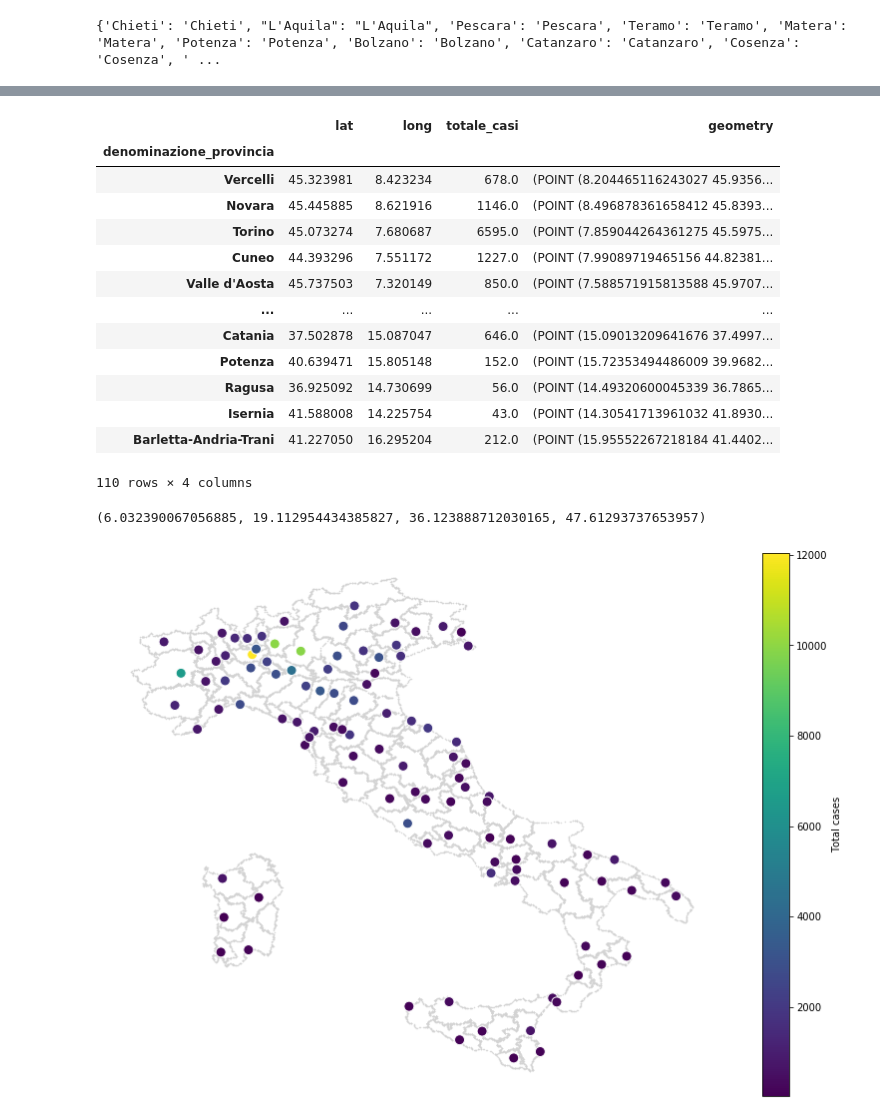
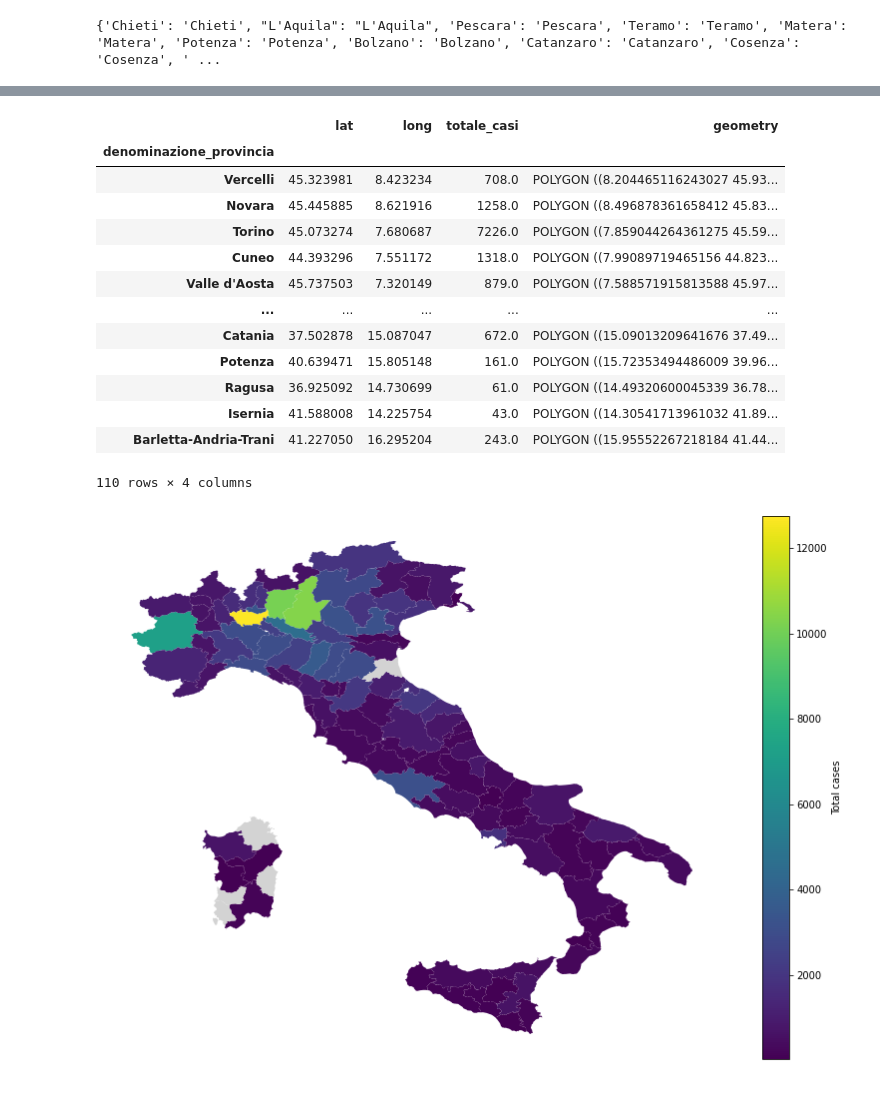
Before and after one commit to aribasadme/COVID19, a Jupyter notebook: covid19_italia.ipynb, the cells around one changed output, grey strips where cells are left out. Drawn from its saved outputs; the diff is of its cells as text; code cells hidden in the pictures; blank space fills up the shorter version.

```diff
--- a/covid19_italia.ipynb
+++ b/covid19_italia.ipynb
@@ -442,7 +496,7 @@ def toPoint(list):
 polygons = []
 for i in np.arange(len(g_provinces)):
     points = [toPoint(g) for g in g_provinces[i][0][0]]
-    polygons.append(MultiPoint(points))
+    polygons.append(Polygon(points))
 
 d = {'denominazione_provincia':province_names, 'geometry': polygons}
 df_mappa = pd.DataFrame(data=d)
@@ -490,28 +544,33 @@ df_reindexed_map
 # %% [output]
 |  | lat | long | totale_casi | geometry |
 | denominazione_provincia |  |  |  |  |
-| Vercelli | 45.323981 | 8.423234 | 678.0 | (POINT (8.204465116243027 45.9356... |
-| Novara | 45.445885 | 8.621916 | 1146.0 | (POINT (8.496878361658412 45.8393... |
-| Torino | 45.073274 | 7.680687 | 6595.0 | (POINT (7.859044264361275 45.5975... |
-| Cuneo | 44.393296 | 7.551172 | 1227.0 | (POINT (7.99089719465156 44.82381... |
-| Valle d'Aosta | 45.737503 | 7.320149 | 850.0 | (POINT (7.588571915813588 45.9707... |
+| Vercelli | 45.323981 | 8.423234 | 708.0 | POLYGON ((8.204465116243027 45.93... |
+| Novara | 45.445885 | 8.621916 | 1258.0 | POLYGON ((8.496878361658412 45.83... |
+| Torino | 45.073274 | 7.680687 | 7226.0 | POLYGON ((7.859044264361275 45.59... |
+| Cuneo | 44.393296 | 7.551172 | 1318.0 | POLYGON ((7.99089719465156 44.823... |
+| Valle d'Aosta | 45.737503 | 7.320149 | 879.0 | POLYGON ((7.588571915813588 45.97... |
 | ... | ... | ... | ... | ... |
-| Catania | 37.502878 | 15.087047 | 646.0 | (POINT (15.09013209641676 37.4997... |
-| Potenza | 40.639471 | 15.805148 | 152.0 | (POINT (15.72353494486009 39.9682... |
-| Ragusa | 36.925092 | 14.730699 | 56.0 | (POINT (14.49320600045339 36.7865... |
-| Isernia | 41.588008 | 14.225754 | 43.0 | (POINT (14.30541713961032 41.8930... |
-| Barletta-Andria-Trani | 41.227050 | 16.295204 | 212.0 | (POINT (15.95552267218184 41.4402... |
+| Catania | 37.502878 | 15.087047 | 672.0 | POLYGON ((15.09013209641676 37.49... |
+| Potenza | 40.639471 | 15.805148 | 161.0 | POLYGON ((15.72353494486009 39.96... |
+| Ragusa | 36.925092 | 14.730699 | 61.0 | POLYGON ((14.49320600045339 36.78... |
+| Isernia | 41.588008 | 14.225754 | 43.0 | POLYGON ((14.30541713961032 41.89... |
+| Barletta-Andria-Trani | 41.227050 | 16.295204 | 243.0 | POLYGON ((15.95552267218184 41.44... |
 110 rows × 4 columns
 # %%
 # Create geopandas dataset to plot the map
 gdf = geopandas.GeoDataFrame(df_reindexed, geometry=geopandas.points_from_xy(df_reindexed.long, df_reindexed.lat))
 italy = geopandas.GeoDataFrame(df_reindexed_map, geometry='geometry')
 
 fig, ax = plt.subplots(figsize=(15,10))
-italy.plot(ax=ax, marker='.', markersize=1, color='lightgrey')
-gdf.plot(column='totale_casi', ax=ax, edgecolor='w', cmap='viridis', markersize=100, legend=True,
-        legend_kwds={'label': "Total cases"})
+italy.plot(ax=ax, column='totale_casi', cmap='viridis', legend=True,
+          legend_kwds={'label': "Total cases"},
+          missing_kwds={
+              "color": "lightgrey",
+              "label": "Missing values"
+          })
+
 ax.axis('off')
+
+plt.show()
 # %% [output]
-(6.032390067056885, 19.112954434385827, 36.123888712030165, 47.61293737653957)
-[figure, old version]
+[figure, new version]
```
Also changed, not shown: parts of 14 cells of this notebook.
